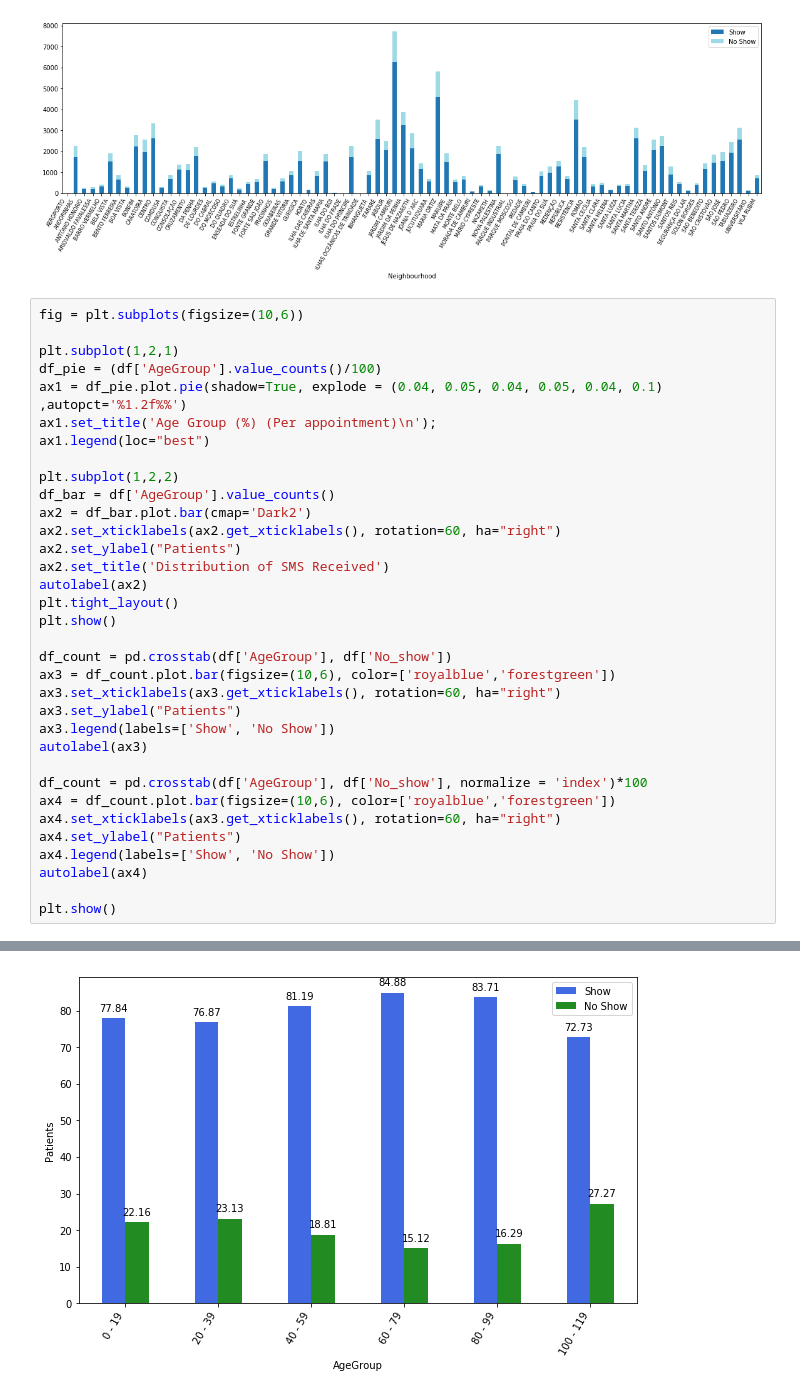
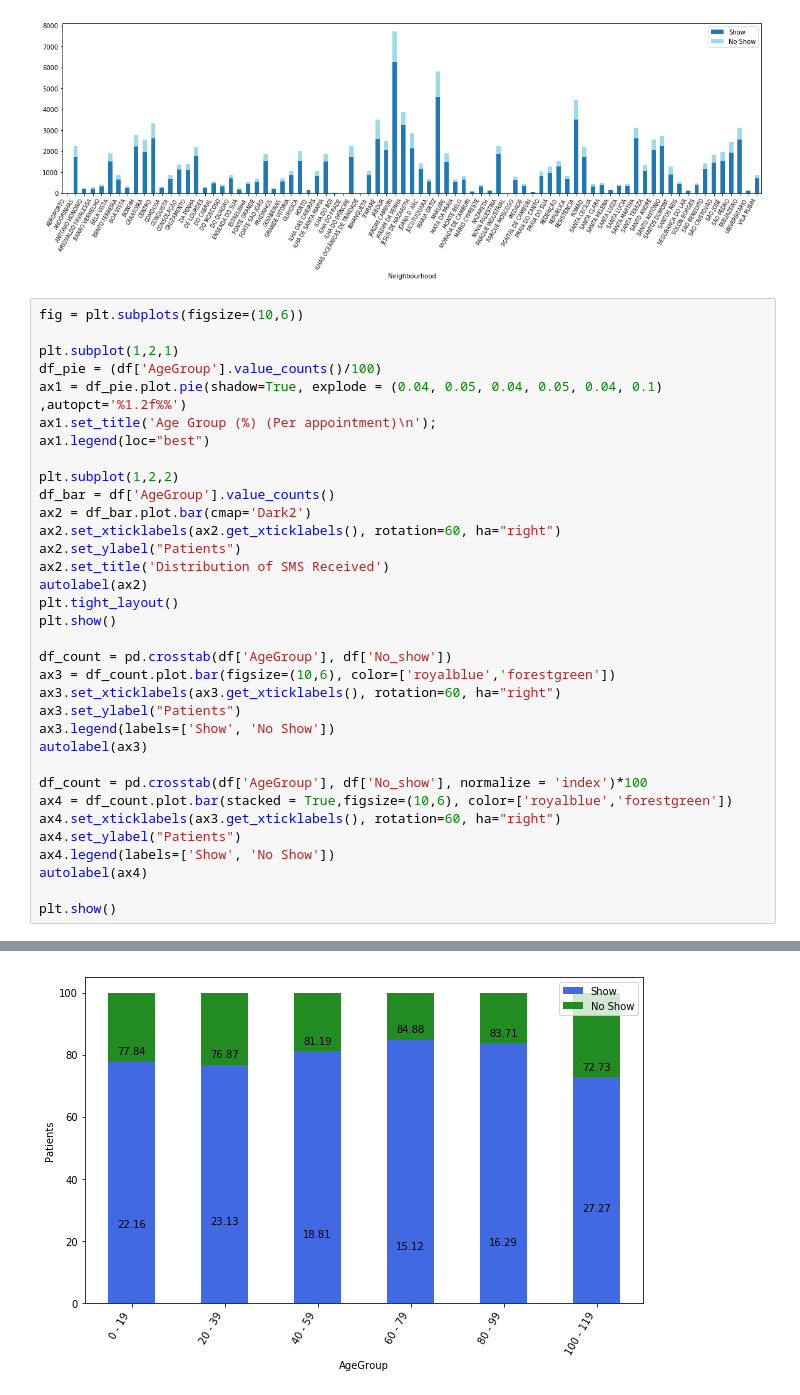
Before and after one commit to Lashuk1729/Medical-Appointment-No-Shows, a Jupyter notebook: Investigate_a_Dataset.ipynb, the cells around one changed output, grey strips where cells are left out. Cells and saved outputs as stored; diff of their text form.

Commit message:
Updated heatmap and Normalized the bar plots properly

```diff
--- a/Investigate_a_Dataset.ipynb
+++ b/Investigate_a_Dataset.ipynb
@@ -692,32 +690,32 @@ ax1 = df_pie.plot.pie(shadow=True, explode = (0.04, 0.05, 0.04, 0.05, 0.04, 0.1)
 ax1.set_title('Age Group (%) (Per appointment)\n');
 ax1.legend(loc="best")
 
 plt.subplot(1,2,2)
 df_bar = df['AgeGroup'].value_counts()
 ax2 = df_bar.plot.bar(cmap='Dark2')
 ax2.set_xticklabels(ax2.get_xticklabels(), rotation=60, ha="right")
 ax2.set_ylabel("Patients")
 ax2.set_title('Distribution of SMS Received')
 autolabel(ax2)
 plt.tight_layout()
 plt.show()
 
 df_count = pd.crosstab(df['AgeGroup'], df['No_show'])
 ax3 = df_count.plot.bar(figsize=(10,6), color=['royalblue','forestgreen'])
 ax3.set_xticklabels(ax3.get_xticklabels(), rotation=60, ha="right")
 ax3.set_ylabel("Patients")
 ax3.legend(labels=['Show', 'No Show'])
 autolabel(ax3)
 
 df_count = pd.crosstab(df['AgeGroup'], df['No_show'], normalize = 'index')*100
-ax4 = df_count.plot.bar(figsize=(10,6), color=['royalblue','forestgreen'])
+ax4 = df_count.plot.bar(stacked = True,figsize=(10,6), color=['royalblue','forestgreen'])
 ax4.set_xticklabels(ax3.get_xticklabels(), rotation=60, ha="right")
 ax4.set_ylabel("Patients")
 ax4.legend(labels=['Show', 'No Show'])
 autolabel(ax4)
 
 plt.show()
 # %% [output]
 [figure]
 [figure]
-[figure, old version]
+[figure, new version]
```
Also changed, not shown: parts of 7 cells of this notebook.
